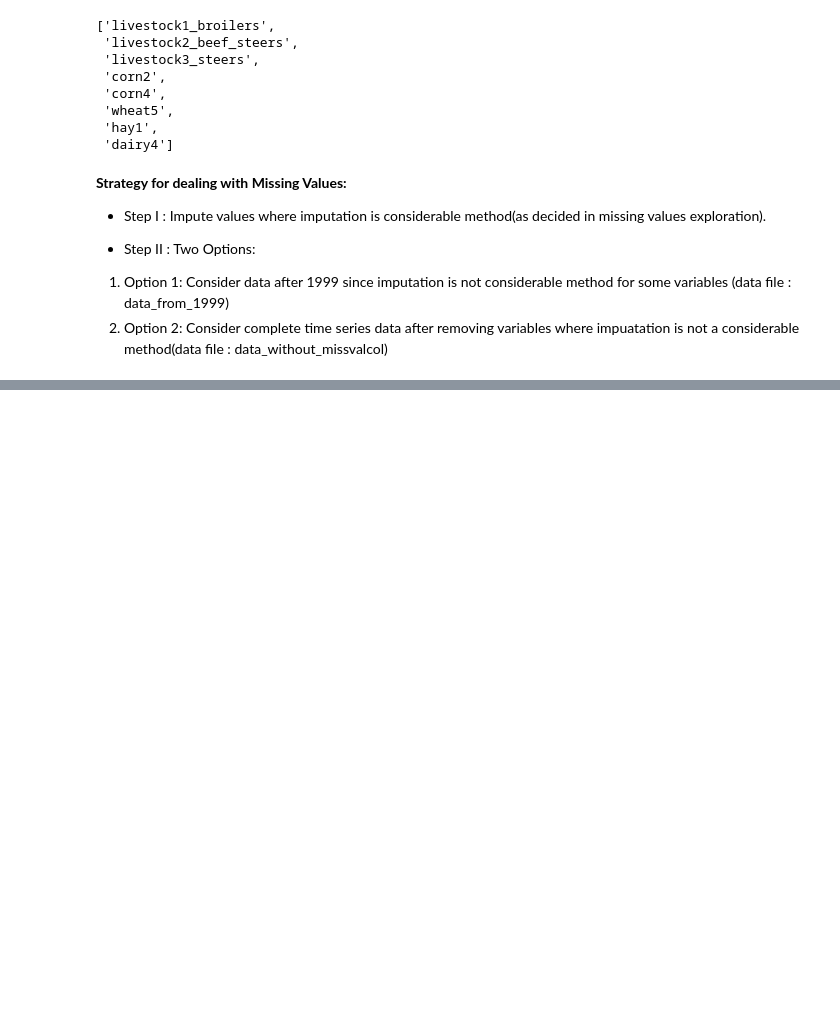
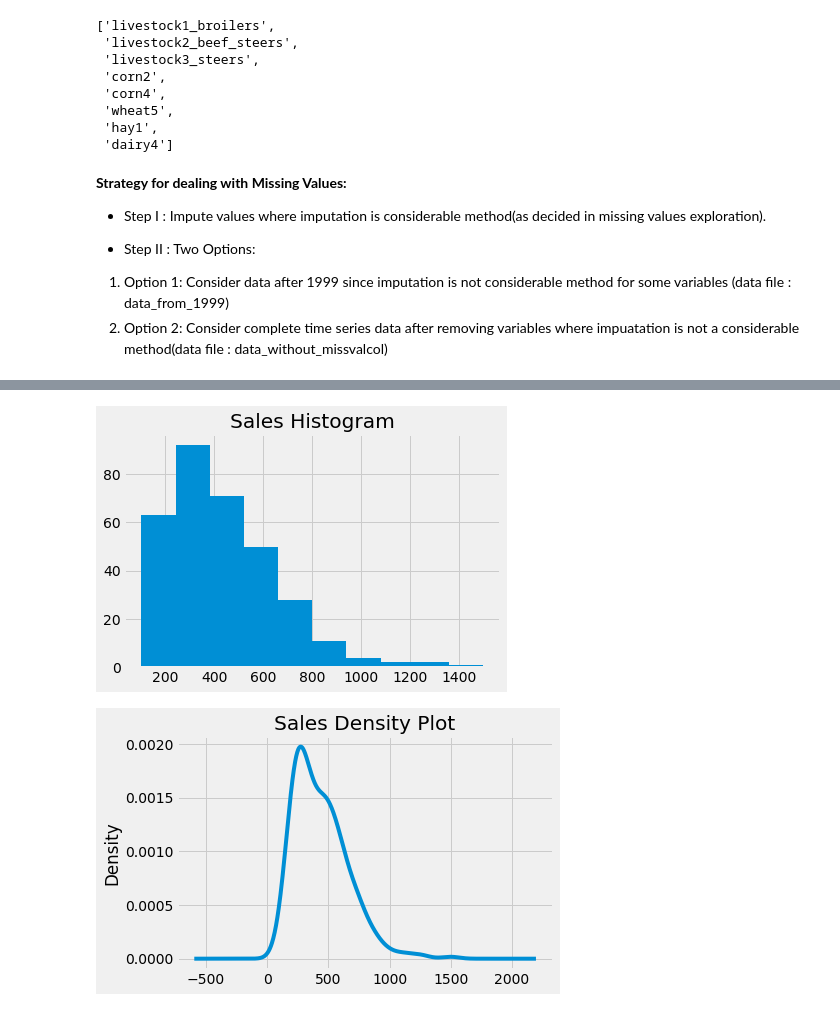
Before and after one commit to ankitaggarwal64/Time-Series-Sales-Forecasting-for-Agricultural-Equipments, a Jupyter notebook: Data_Understanding(EDA).ipynb, the cells around one changed output, grey strips where cells are left out. Saved outputs shown, nothing was run; the diff lists cells and outputs as text; code cells hidden in the pictures; blank space fills up the shorter version.

```diff
--- a/Data_Understanding(EDA).ipynb
+++ b/Data_Understanding(EDA).ipynb
@@ -550,0 +605,15 @@ data_without_missvalcol.to_csv("/content/drive/My Drive/1. Data Science/Sales Fo
+# %%
+# Plotting Histogram and Density plot of Sales
+Sales.hist()
+plt.title("Sales Histogram")
+plt.show()
+print("\n")
+Sales.plot(kind='kde')
+plt.title("Sales Density Plot")
+plt.show()
+
+# Obseravtion : The distribution is not Gaussian.
+# Obseravtion :The shape has a long right tail and may suggest an exponential distribution.
+# %% [output]
+[figure, added]
+[figure, added]
```
Also changed, not shown: parts of 8 cells of this notebook.
